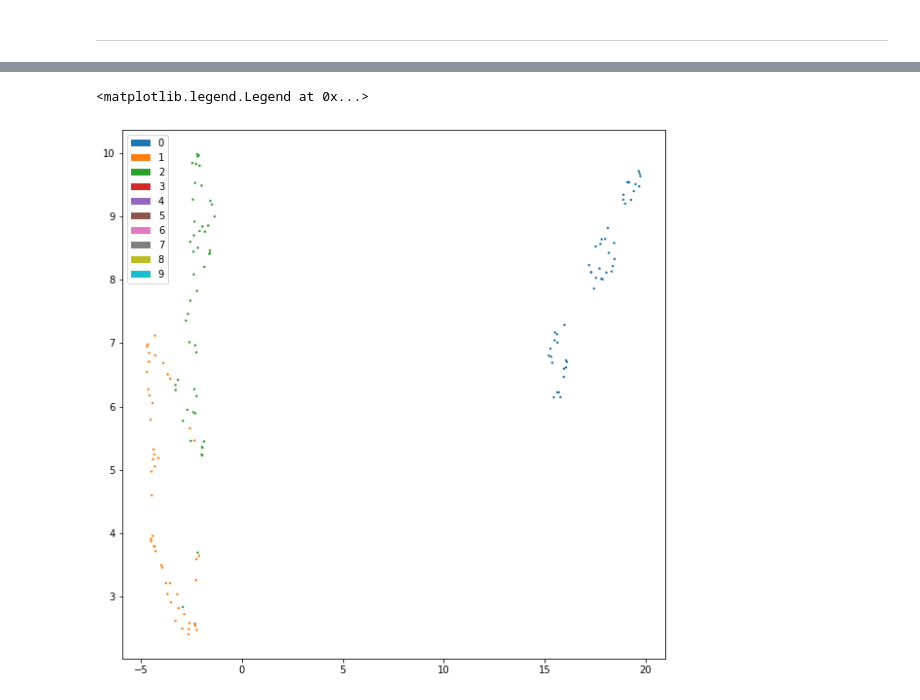
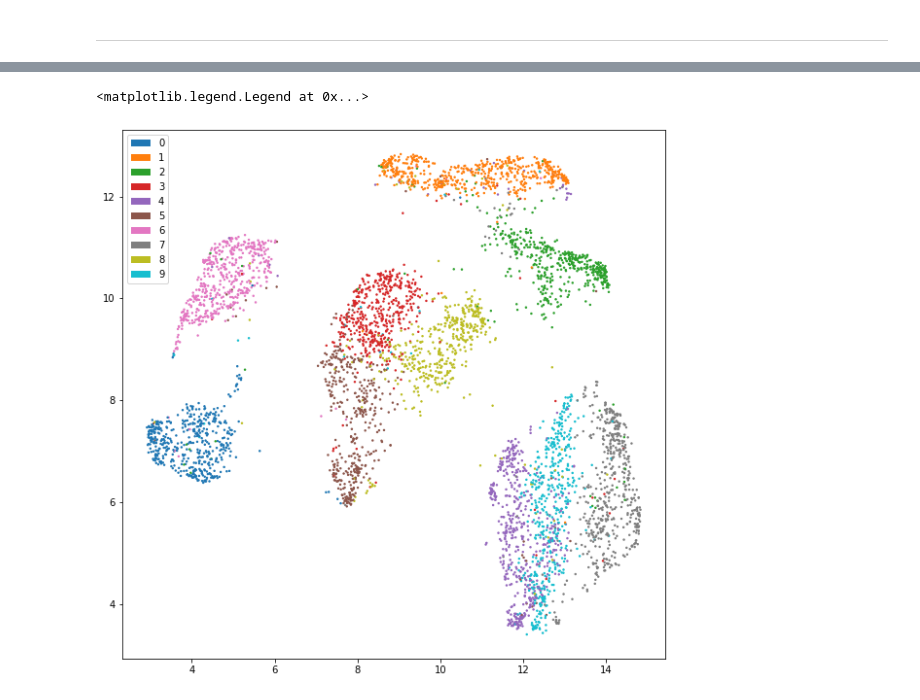
Before and after one commit to einbandi/ptsne-pytorch, a Jupyter notebook: pumap-dev.ipynb, the cells around one changed output, grey strips where cells are left out. Cells and saved outputs as stored; diff of their text form; code cells hidden in the pictures.

```diff
--- a/pumap-dev.ipynb
+++ b/pumap-dev.ipynb
@@ -408,17 +431,17 @@ b.grad
 # %%
 from umap import UMAP
 # %%
-embu = UMAP(n_neighbors=10, min_dist=.1).fit_transform(iris_std)
+embu = UMAP(n_neighbors=50, min_dist=0.1).fit_transform(testdata[:5000])
 # %%
 fig = plt.figure(figsize=(10, 10))
 ax = fig.add_subplot(111)
-# colors = [plt.cm.tab10.colors[i] for i in mnist.targets[:10000]]
-colors = [plt.cm.tab10.colors[i] for i in np.repeat(np.arange(3),50)]
+colors = [plt.cm.tab10.colors[i] for i in mnist.targets[:5000]]
+#colors = [plt.cm.tab10.colors[i] for i in np.repeat(np.arange(3),50)]
 ax.scatter(embu[:,0],embu[:,1],c=colors, s=2)
 recs = []
 for i in range(0,10):
     recs.append(mpatches.Rectangle((0,0),1,1,fc=plt.cm.tab10.colors[i]))
 ax.legend(recs,list(range(10)),loc=2)
 # %% [output]
 <matplotlib.legend.Legend at 0x...>
-[figure, old version]
+[figure, new version]
```
Also changed, not shown: parts of 36 cells of this notebook, 1 other file.
